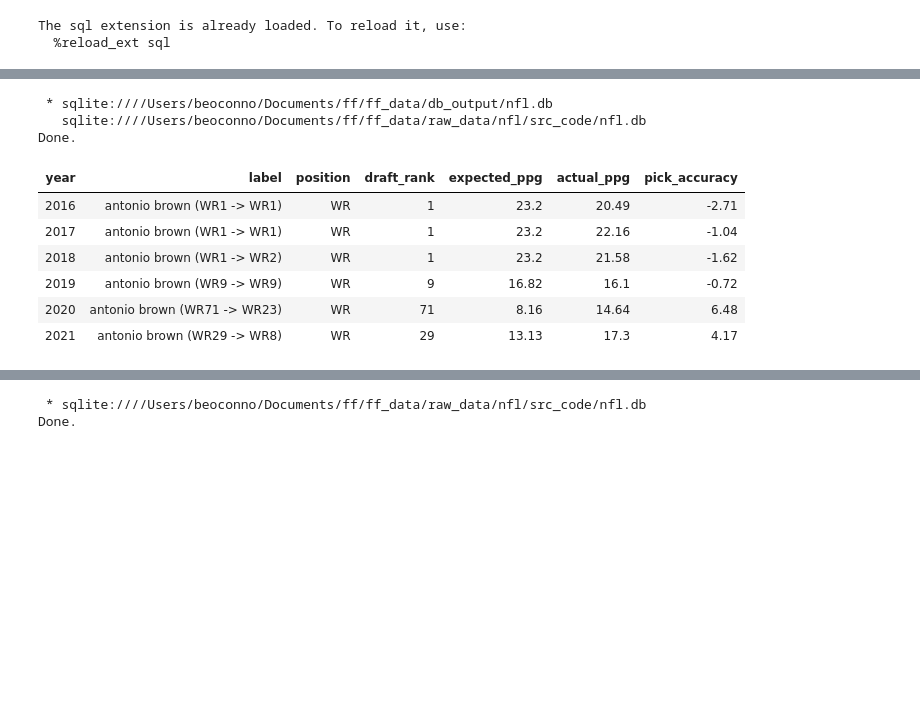
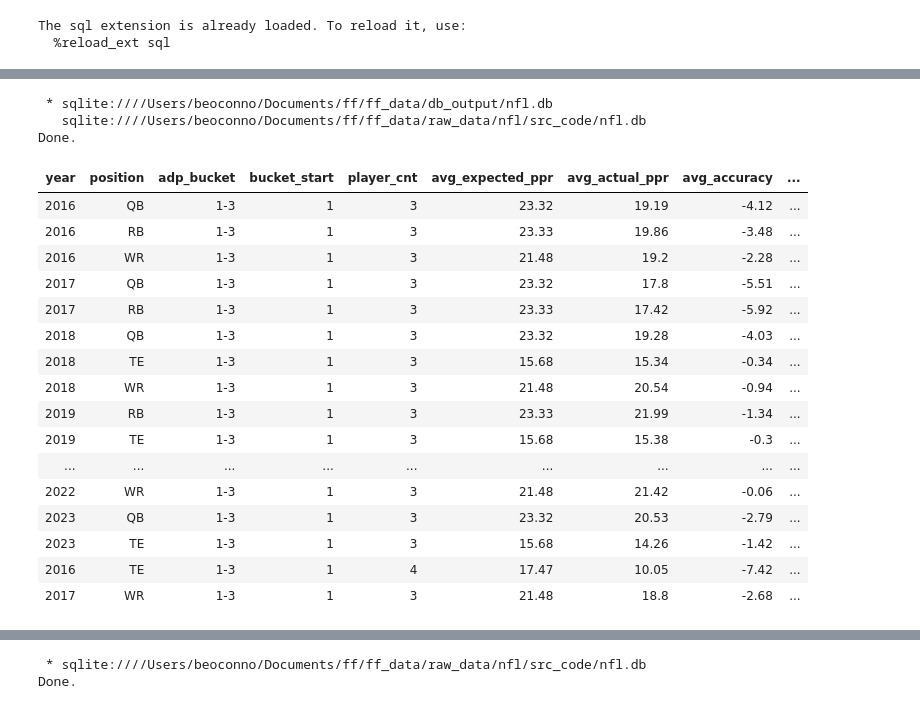
Before and after one commit to uobeno/ff_data, a Jupyter notebook: notebooks/nfl/IntroNotebook.ipynb, the cells around one changed output, grey strips where cells are left out. Cells and saved outputs as stored; diff of their text form; code cells hidden in the pictures; blank space fills up the shorter version.

Commit message:
start on combos

```diff
--- a/notebooks/nfl/IntroNotebook.ipynb
+++ b/notebooks/nfl/IntroNotebook.ipynb
@@ -23,29 +54,49 @@ db_string = f"sqlite:///{db_file_path}"
 # %%
 %%sql
 SELECT
     c_year AS year,
-    name || " ("
-        || c_pos || adp_pos_rank || " -> " ||
-        c_pos || actual_pos_fin_fppg_ppr || ")" AS label,
     c_pos AS position,
-    adp_pos_rank AS draft_rank,
-    exp_fppg_ppr AS expected_ppg,
-    fppg_ppr AS actual_ppg,
-    pick_accuracy
+    CASE
+        WHEN adp_pos_rank <= 3 THEN '1-3'
+        WHEN adp_pos_rank <= 10 THEN '4-10'
+        ELSE
+            CAST((((adp_pos_rank - 1) / 10) * 10 + 1) AS VARCHAR)
+            || '-' ||
+            CAST((((adp_pos_rank - 1) / 10) * 10 + 10) AS VARCHAR)
+        END AS adp_bucket,
+    MIN(adp_pos_rank) AS bucket_start,
+    COUNT(1) AS player_cnt,
+    ROUND(AVG(exp_fppg_ppr),2) AS avg_expected_ppr,
+    ROUND(AVG(fppg_ppr),2) AS avg_actual_ppr,
+    ROUND(AVG(pick_accuracy),2) AS avg_accuracy,
+    MAX(pick_accuracy) AS biggest_surprise,
+    MIN(pick_accuracy) AS worst_miss
 FROM nfl_adp_hype
 WHERE 1=1
-    AND c_pos IN ("QB", "WR", "RB", "TE")
-    AND name LIKE 'antonio brown'
-ORDER BY c_year ASC
-LIMIT 10
+    AND fppg_ppr IS NOT NULL
+    AND adp_pos_rank IS NOT NULL
+    AND exp_fppg_ppr IS NOT NULL
+GROUP BY 1, 2, 3
+ORDER BY adp_pos_rank
+LIMIT 20
 # %% [output]
  * sqlite:////Users/beoconno/Documents/ff/ff_data/db_output/nfl.db
    sqlite:////Users/beoconno/Documents/ff/ff_data/raw_data/nfl/src_code/nfl.db
 Done.
-| year | label | position | draft_rank | expected_ppg | actual_ppg | pick_accuracy |
-| 2016 | antonio brown (WR1 -> WR1) | WR | 1 | 23.2 | 20.49 | -2.71 |
-| 2017 | antonio brown (WR1 -> WR1) | WR | 1 | 23.2 | 22.16 | -1.04 |
-| 2018 | antonio brown (WR1 -> WR2) | WR | 1 | 23.2 | 21.58 | -1.62 |
-| 2019 | antonio brown (WR9 -> WR9) | WR | 9 | 16.82 | 16.1 | -0.72 |
-| 2020 | antonio brown (WR71 -> WR23) | WR | 71 | 8.16 | 14.64 | 6.48 |
-| 2021 | antonio brown (WR29 -> WR8) | WR | 29 | 13.13 | 17.3 | 4.17 |
+| year | position | adp_bucket | bucket_start | player_cnt | avg_expected_ppr | avg_actual_ppr | avg_accuracy | ... |
+| 2016 | QB | 1-3 | 1 | 3 | 23.32 | 19.19 | -4.12 | ... |
+| 2016 | RB | 1-3 | 1 | 3 | 23.33 | 19.86 | -3.48 | ... |
+| 2016 | WR | 1-3 | 1 | 3 | 21.48 | 19.2 | -2.28 | ... |
+| 2017 | QB | 1-3 | 1 | 3 | 23.32 | 17.8 | -5.51 | ... |
+| 2017 | RB | 1-3 | 1 | 3 | 23.33 | 17.42 | -5.92 | ... |
+| 2018 | QB | 1-3 | 1 | 3 | 23.32 | 19.28 | -4.03 | ... |
+| 2018 | TE | 1-3 | 1 | 3 | 15.68 | 15.34 | -0.34 | ... |
+| 2018 | WR | 1-3 | 1 | 3 | 21.48 | 20.54 | -0.94 | ... |
+| 2019 | RB | 1-3 | 1 | 3 | 23.33 | 21.99 | -1.34 | ... |
+| 2019 | TE | 1-3 | 1 | 3 | 15.68 | 15.38 | -0.3 | ... |
+| ... | ... | ... | ... | ... | ... | ... | ... | ... |
+| 2022 | WR | 1-3 | 1 | 3 | 21.48 | 21.42 | -0.06 | ... |
+| 2023 | QB | 1-3 | 1 | 3 | 23.32 | 20.53 | -2.79 | ... |
+| 2023 | TE | 1-3 | 1 | 3 | 15.68 | 14.26 | -1.42 | ... |
+| 2016 | TE | 1-3 | 1 | 4 | 17.47 | 10.05 | -7.42 | ... |
+| 2017 | WR | 1-3 | 1 | 3 | 21.48 | 18.8 | -2.68 | ... |
```
Also changed, not shown: parts of 3 cells of this notebook, 46 other files.
